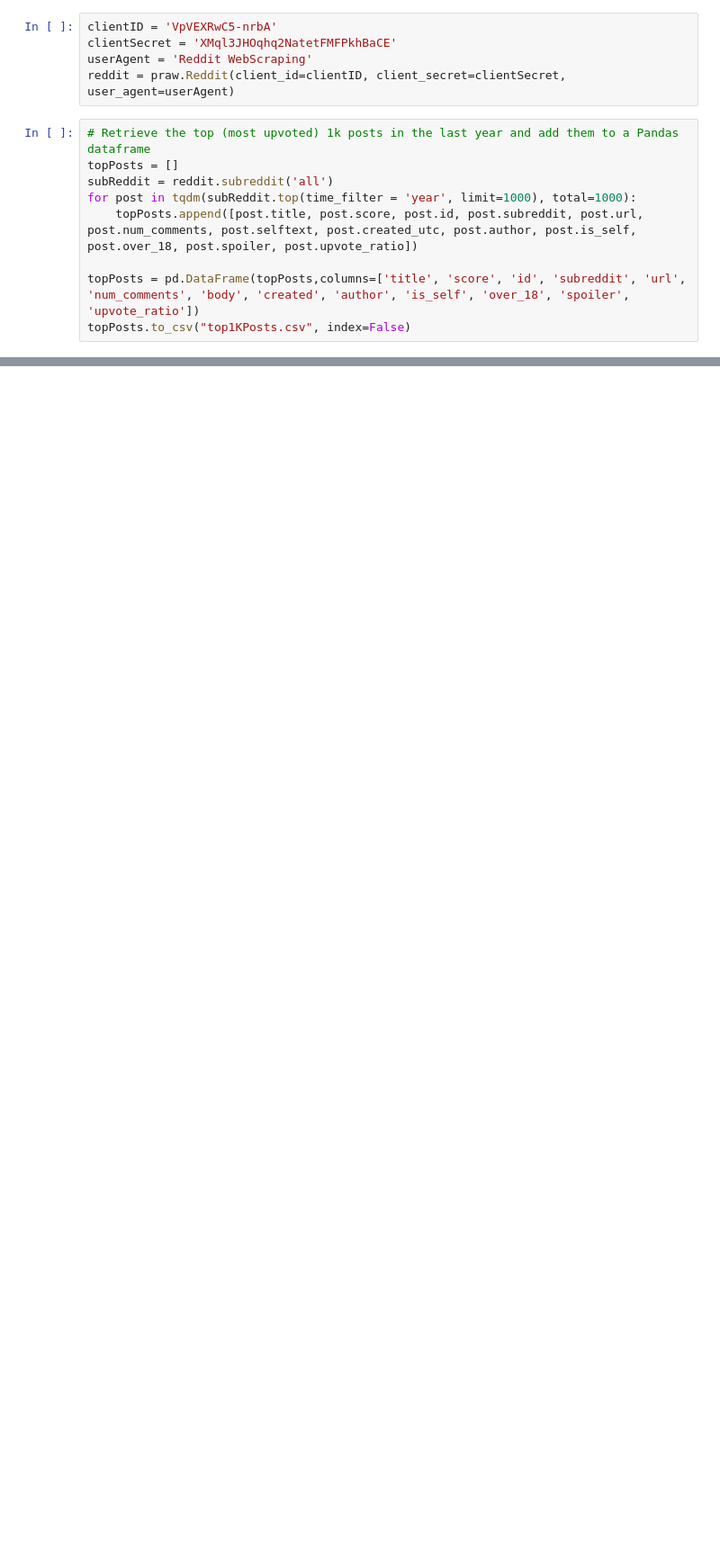
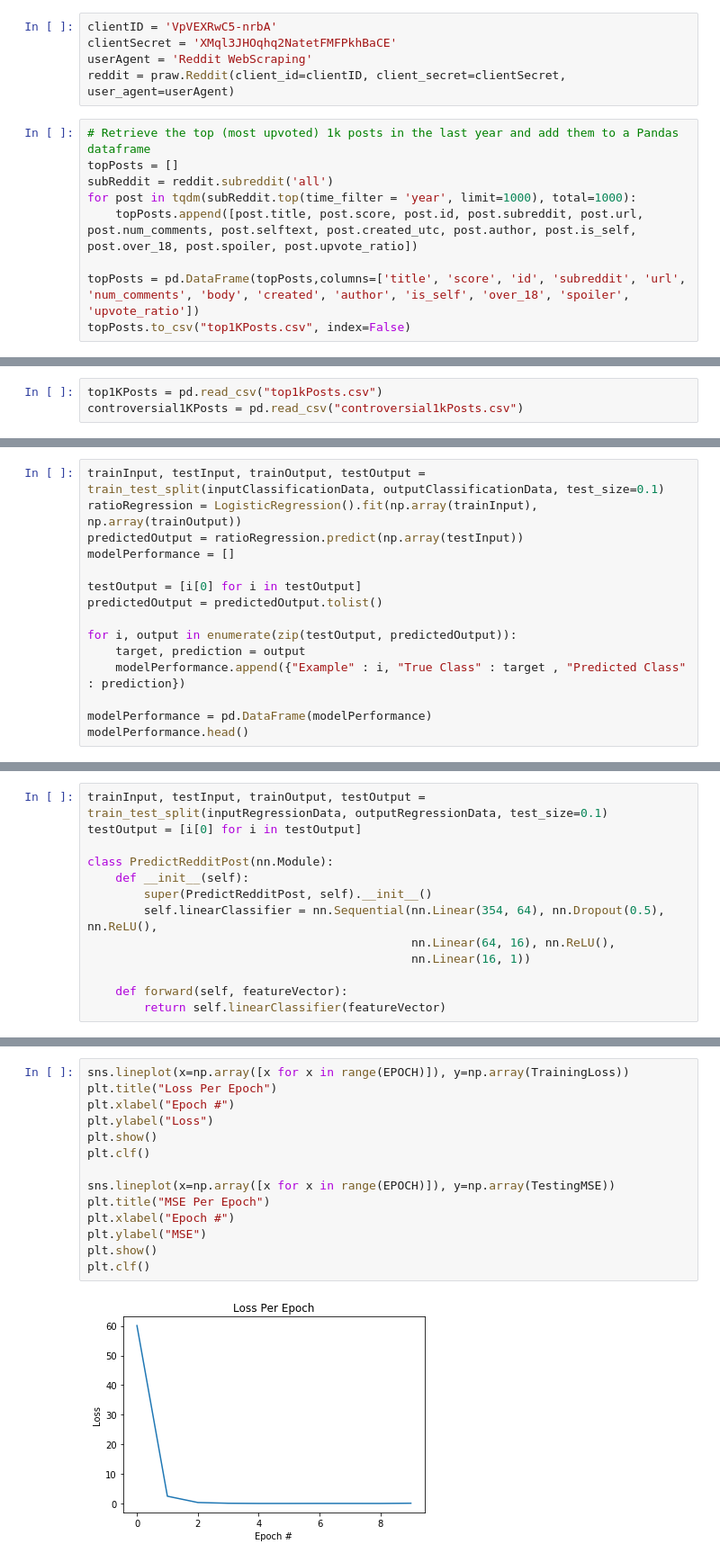
Before and after one commit to neeharperi/RedditDataScience, a Jupyter notebook: AnalyzeReddit.ipynb, the cells around one changed output, grey strips where cells are left out. Shown: that part at 90% size. Saved outputs shown, nothing was run; the diff lists cells and outputs as text; blank space fills up the shorter version.

Commit message:
Added models to jupyter notebook

```diff
--- a/AnalyzeReddit.ipynb
+++ b/AnalyzeReddit.ipynb
@@ -32,0 +40,3 @@ controvertialPosts.to_csv("controvertial1KPosts.csv")
+# %%
+top1KPosts = pd.read_csv("top1kPosts.csv")
+controversial1KPosts = pd.read_csv("controversial1kPosts.csv")
@@ -74,0 +206,15 @@ array([Subreddit(display_name='motorcycles'),
+# %%
+trainInput, testInput, trainOutput, testOutput = train_test_split(inputClassificationData, outputClassificationData, test_size=0.1)
+ratioRegression = LogisticRegression().fit(np.array(trainInput), np.array(trainOutput))
+predictedOutput = ratioRegression.predict(np.array(testInput))
+modelPerformance = []
+
+testOutput = [i[0] for i in testOutput]
+predictedOutput = predictedOutput.tolist()
+
+for i, output in enumerate(zip(testOutput, predictedOutput)):
+    target, prediction = output
+    modelPerformance.append({"Example" : i, "True Class" : target , "Predicted Class" : prediction})
+
+modelPerformance = pd.DataFrame(modelPerformance)
+modelPerformance.head()
@@ -74,0 +233,13 @@ array([Subreddit(display_name='motorcycles'),
+# %%
+trainInput, testInput, trainOutput, testOutput = train_test_split(inputRegressionData, outputRegressionData, test_size=0.1)
+testOutput = [i[0] for i in testOutput]
+
+class PredictRedditPost(nn.Module):
+    def __init__(self):
+        super(PredictRedditPost, self).__init__()
+        self.linearClassifier = nn.Sequential(nn.Linear(354, 64), nn.Dropout(0.5), nn.ReLU(),
+                                              nn.Linear(64, 16), nn.ReLU(),
+                                              nn.Linear(16, 1))
+
+    def forward(self, featureVector):
+        return self.linearClassifier(featureVector)
@@ -74,0 +310,16 @@ array([Subreddit(display_name='motorcycles'),
+# %%
+sns.lineplot(x=np.array([x for x in range(EPOCH)]), y=np.array(TrainingLoss))
+plt.title("Loss Per Epoch")
+plt.xlabel("Epoch #")
+plt.ylabel("Loss")
+plt.show()
+plt.clf()
+
+sns.lineplot(x=np.array([x for x in range(EPOCH)]), y=np.array(TestingMSE))
+plt.title("MSE Per Epoch")
+plt.xlabel("Epoch #")
+plt.ylabel("MSE")
+plt.show()
+plt.clf()
+# %% [output]
+[figure, added]
```
Also changed, not shown: parts of 25 cells of this notebook, 5 other files.
